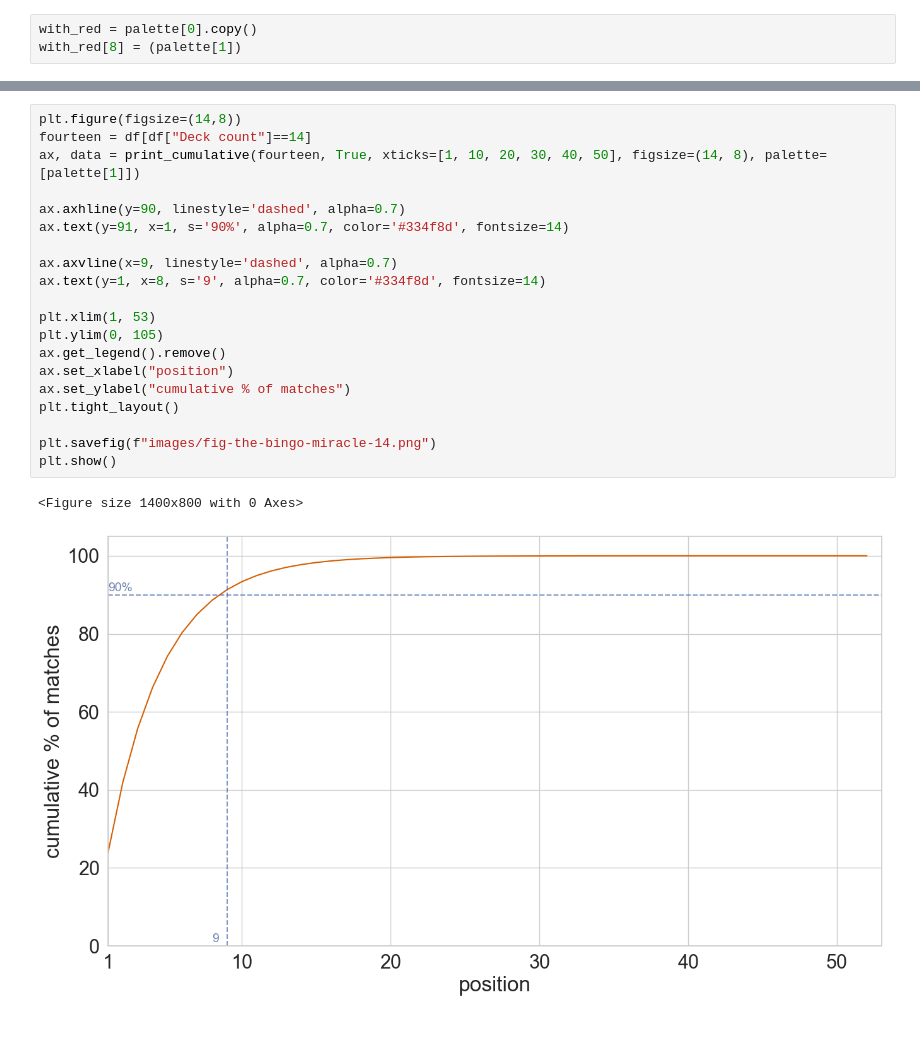
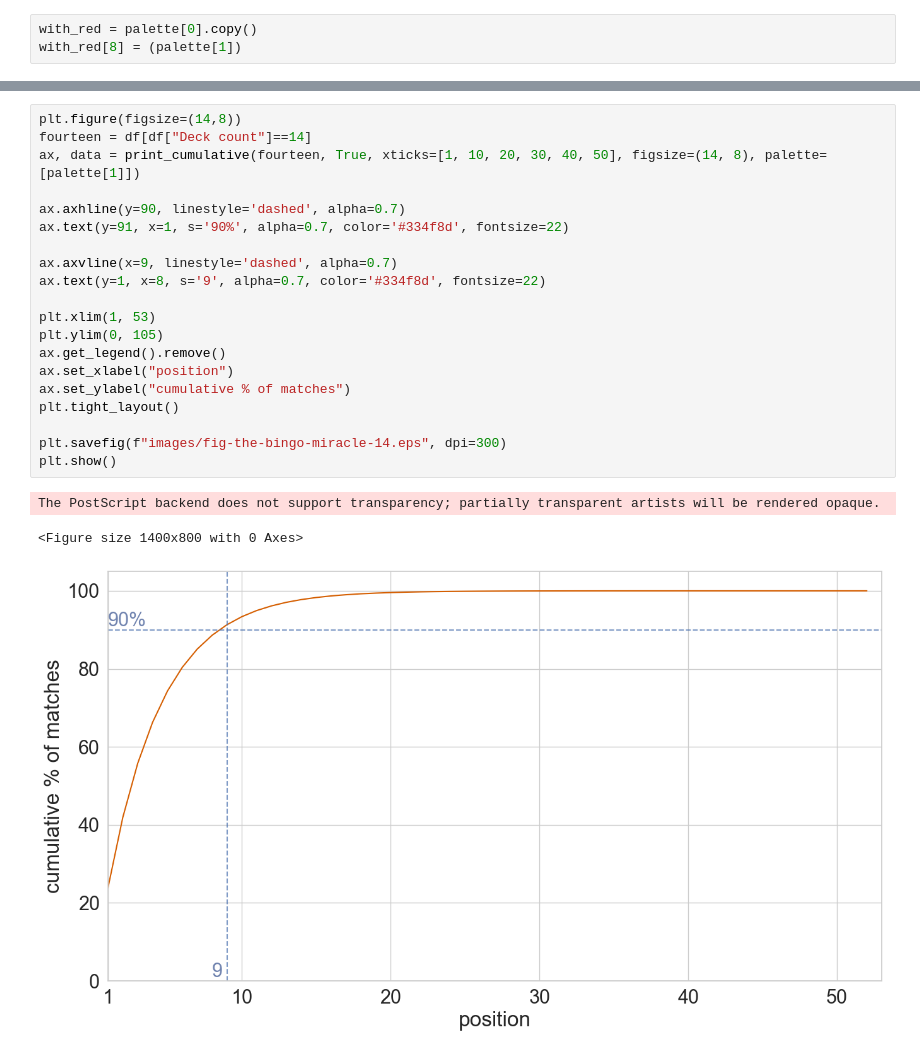
Before and after one commit to guilhermesilveira/bingo, a Jupyter notebook: 2-Bingo Miracle Quick.ipynb, the cells around one changed output, grey strips where cells are left out. Drawn from its saved outputs; the diff is of its cells as text.

Commit message:
bingo

```diff
--- a/2-Bingo Miracle Quick.ipynb
+++ b/2-Bingo Miracle Quick.ipynb
@@ -80,26 +81,27 @@ plt.show()
 # %%
 plt.figure(figsize=(14,8))
 fourteen = df[df["Deck count"]==14]
 ax, data = print_cumulative(fourteen, True, xticks=[1, 10, 20, 30, 40, 50], figsize=(14, 8), palette=[palette[1]])
 
 ax.axhline(y=90, linestyle='dashed', alpha=0.7)
-ax.text(y=91, x=1, s='90%', alpha=0.7, color='#334f8d', fontsize=14)
+ax.text(y=91, x=1, s='90%', alpha=0.7, color='#334f8d', fontsize=22)
 
 ax.axvline(x=9, linestyle='dashed', alpha=0.7)
-ax.text(y=1, x=8, s='9', alpha=0.7, color='#334f8d', fontsize=14)
+ax.text(y=1, x=8, s='9', alpha=0.7, color='#334f8d', fontsize=22)
 
 plt.xlim(1, 53)
 plt.ylim(0, 105)
 ax.get_legend().remove()
 ax.set_xlabel("position")
 ax.set_ylabel("cumulative % of matches")
 plt.tight_layout()
 
-plt.savefig(f"images/fig-the-bingo-miracle-14.png")
+plt.savefig(f"images/fig-the-bingo-miracle-14.eps", dpi=300)
 plt.show()
 # %% [output]
-<Figure size 1400x800 with 0 Axes>
+The PostScript backend does not support transparency; partially transparent artists will be rendered opaque.
+<Figure size 1400x800 with 0 Axes>
-[figure, old version]
+[figure, new version]
 # %%
 
 prob_table_to_latex(df, name="the-bingo-miracle")
```
Also changed, not shown: parts of 4 cells of this notebook, 17 other files.
